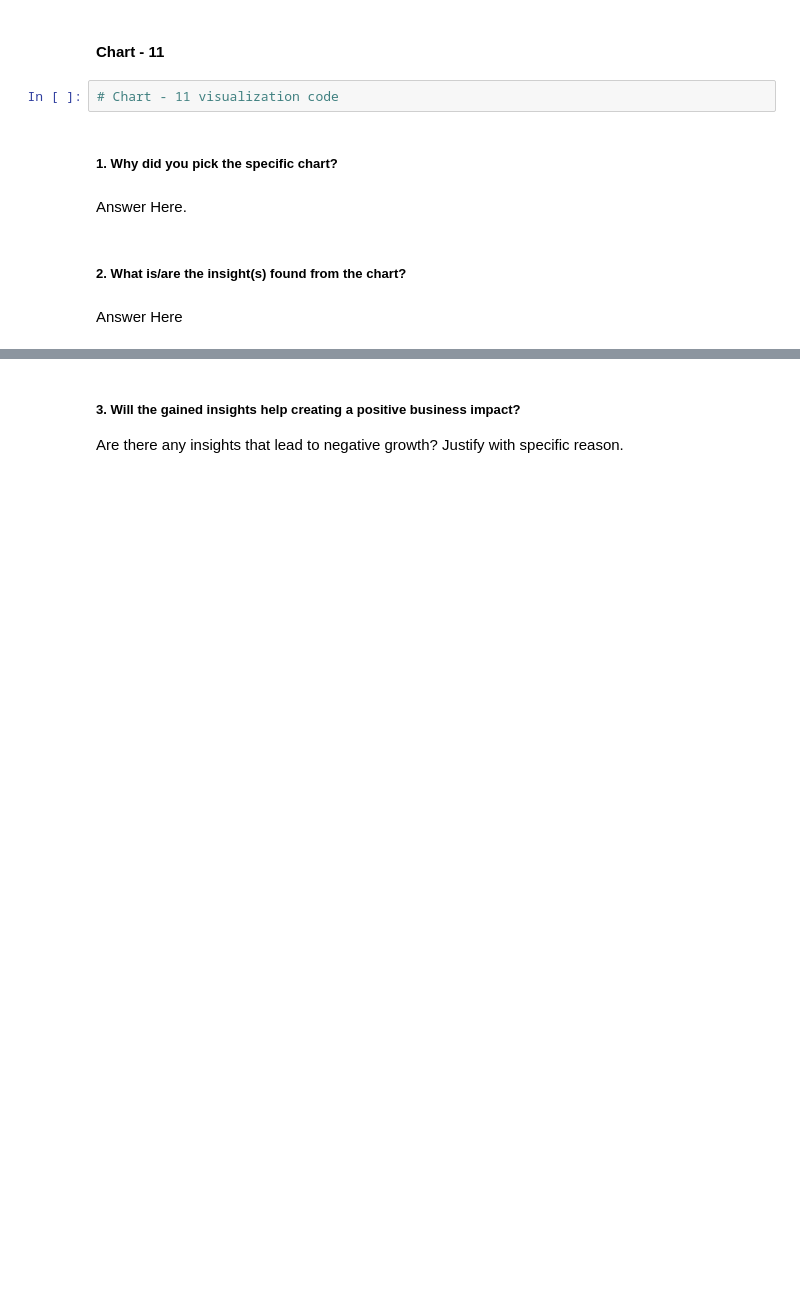
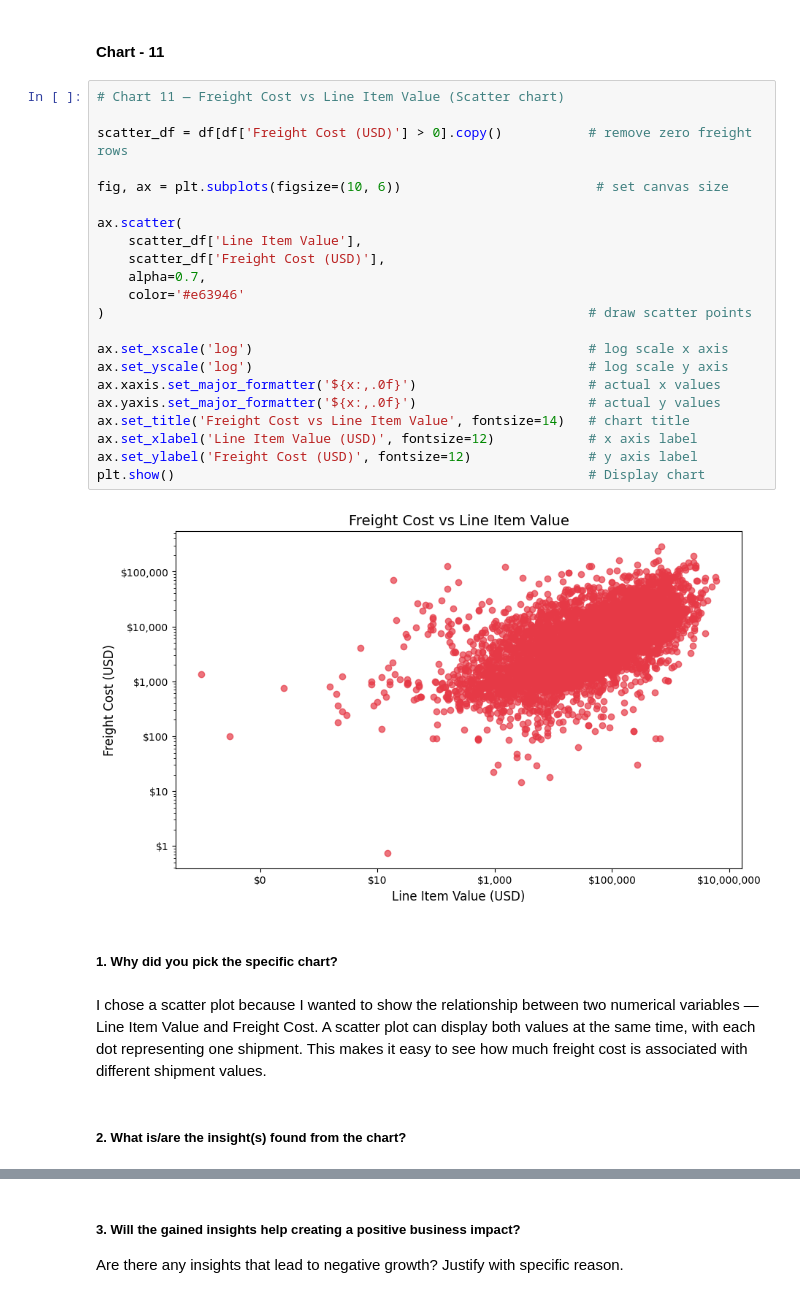
Before and after one commit to vivek-baviskar974/fedex-eda-capstone, a Jupyter notebook: FedEx_EDA_Capstone.ipynb, the cells around one changed output, grey strips where cells are left out. Saved outputs shown, nothing was run; the diff lists cells and outputs as text; blank space fills up the shorter version.

Commit message:
Chart 11, 12 and 13 complete — scatter plot, combo chart and yearly on-time delivery trend analysis

```diff
--- a/FedEx_EDA_Capstone.ipynb
+++ b/FedEx_EDA_Capstone.ipynb
@@ -1015,13 +1016,33 @@ Positive Impact: This visualization helps FedEx identify which vendors are under
 Negative Impact: The data reveals that four vendors — SCMS from RDC, Aurobindo Pharma, Cipla, and Orgenics have late delivery rates above 12%. SCMS from RDC is the worst performer at approximately 17%, nearly 5% higher than the other three. Since these are medical supply shipments, consistent late deliveries directly put patient lives at risk and damage FedEx's reliability as a supply chain partner.
 # %% [markdown]
 #### Chart - 11
-# %%
-# Chart - 11 visualization code
+# %%
+# Chart 11 — Freight Cost vs Line Item Value (Scatter chart)
+
+scatter_df = df[df['Freight Cost (USD)'] > 0].copy()           # remove zero freight rows
+
+fig, ax = plt.subplots(figsize=(10, 6))                         # set canvas size
+
+ax.scatter(
+    scatter_df['Line Item Value'],
+    scatter_df['Freight Cost (USD)'],
+    alpha=0.7,
+    color='#e63946'
+)                                                              # draw scatter points
+
+ax.set_xscale('log')                                           # log scale x axis
+ax.set_yscale('log')                                           # log scale y axis
+ax.xaxis.set_major_formatter('${x:,.0f}')                      # actual x values
+ax.yaxis.set_major_formatter('${x:,.0f}')                      # actual y values
+ax.set_title('Freight Cost vs Line Item Value', fontsize=14)   # chart title
+ax.set_xlabel('Line Item Value (USD)', fontsize=12)            # x axis label
+ax.set_ylabel('Freight Cost (USD)', fontsize=12)               # y axis label
+plt.show()                                                     # Display chart
+# %% [output]
+[figure, added]
 # %% [markdown]
 ##### 1. Why did you pick the specific chart?
-# %% [markdown]
-Answer Here.
+# %% [markdown]
+I chose a scatter plot because I wanted to show the relationship between two numerical variables — Line Item Value and Freight Cost. A scatter plot can display both values at the same time, with each dot representing one shipment. This makes it easy to see how much freight cost is associated with different shipment values.
 # %% [markdown]
 ##### 2. What is/are the insight(s) found from the chart?
-# %% [markdown]
-Answer Here
```
Also changed, not shown: parts of 20 cells of this notebook.
